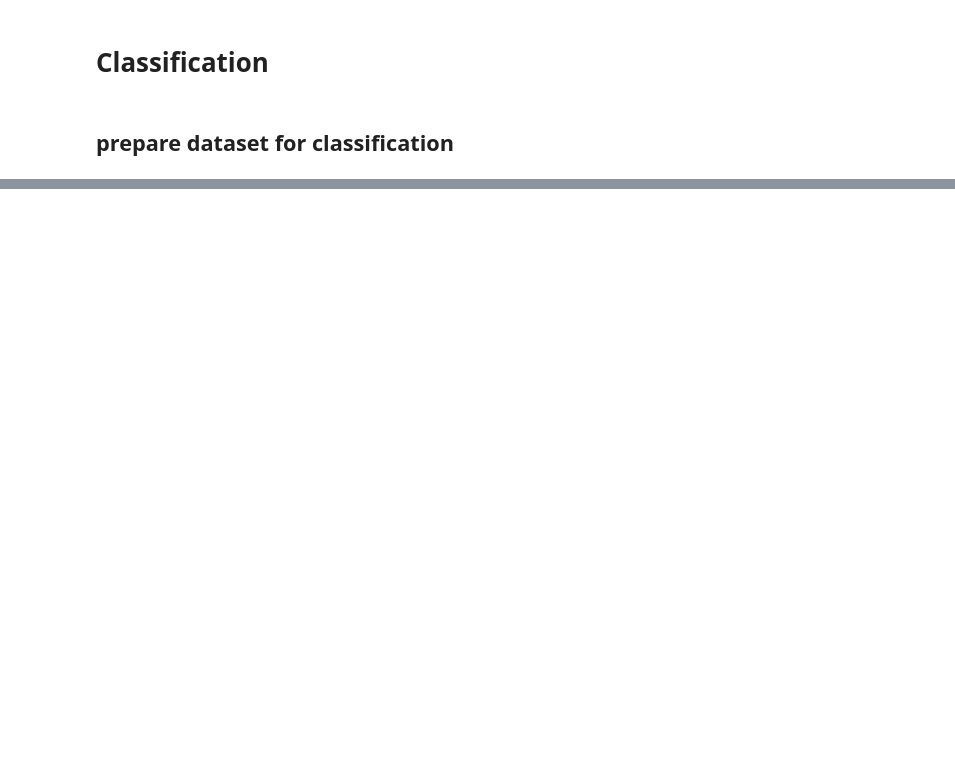
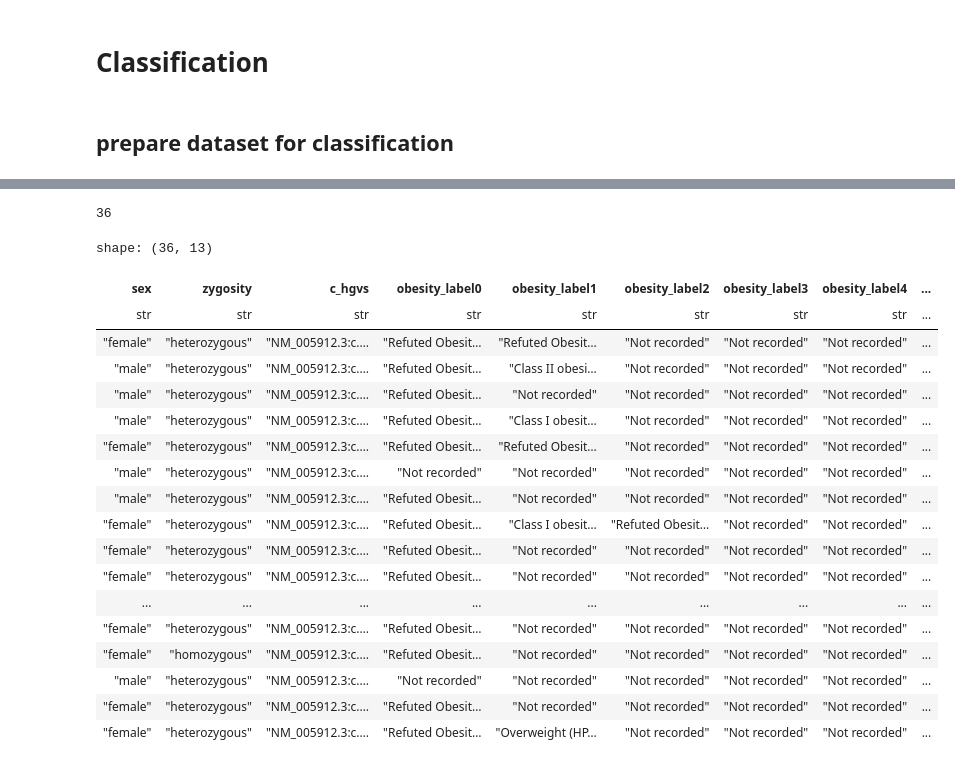
Before and after one commit to BIH-CEI/ERKER2Phenopackets, a Jupyter notebook: ERKER2Phenopackets/src/analysis/ml/analyse.ipynb, the cells around one changed output, grey strips where cells are left out. Cells and saved outputs as stored; diff of their text form; code cells hidden in the pictures; blank space fills up the shorter version.

Commit message:
prepped data for Classification models

```diff
--- a/ERKER2Phenopackets/src/analysis/ml/analyse.ipynb
+++ b/ERKER2Phenopackets/src/analysis/ml/analyse.ipynb
@@ -770,0 +911,25 @@ for name, model in models.items():
+# %%
+data = df.select(['sex', 'zygosity', 'c_hgvs', 'obesity_label0', 'obesity_label1', 'obesity_label2', 'obesity_label3', 'obesity_label4', 'onset0', 'onset1', 'onset2', 'onset3', 'onset4'])
+print(data.height)
+data
+# %% [output]
+36
+shape: (36, 13)
+| sex | zygosity | c_hgvs | obesity_label0 | obesity_label1 | obesity_label2 | obesity_label3 | obesity_label4 | ... |
+| str | str | str | str | str | str | str | str | ... |
+| "female" | "heterozygous" | "NM_005912.3:c.… | "Refuted Obesit… | "Refuted Obesit… | "Not recorded" | "Not recorded" | "Not recorded" | ... |
+| "male" | "heterozygous" | "NM_005912.3:c.… | "Refuted Obesit… | "Class II obesi… | "Not recorded" | "Not recorded" | "Not recorded" | ... |
+| "male" | "heterozygous" | "NM_005912.3:c.… | "Refuted Obesit… | "Not recorded" | "Not recorded" | "Not recorded" | "Not recorded" | ... |
+| "male" | "heterozygous" | "NM_005912.3:c.… | "Refuted Obesit… | "Class I obesit… | "Not recorded" | "Not recorded" | "Not recorded" | ... |
+| "female" | "heterozygous" | "NM_005912.3:c.… | "Refuted Obesit… | "Refuted Obesit… | "Not recorded" | "Not recorded" | "Not recorded" | ... |
+| "male" | "heterozygous" | "NM_005912.3:c.… | "Not recorded" | "Not recorded" | "Not recorded" | "Not recorded" | "Not recorded" | ... |
+| "male" | "heterozygous" | "NM_005912.3:c.… | "Refuted Obesit… | "Not recorded" | "Not recorded" | "Not recorded" | "Not recorded" | ... |
+| "female" | "heterozygous" | "NM_005912.3:c.… | "Refuted Obesit… | "Class I obesit… | "Refuted Obesit… | "Not recorded" | "Not recorded" | ... |
+| "female" | "heterozygous" | "NM_005912.3:c.… | "Refuted Obesit… | "Not recorded" | "Not recorded" | "Not recorded" | "Not recorded" | ... |
+| "female" | "heterozygous" | "NM_005912.3:c.… | "Refuted Obesit… | "Not recorded" | "Not recorded" | "Not recorded" | "Not recorded" | ... |
+| ... | ... | ... | ... | ... | ... | ... | ... | ... |
+| "female" | "heterozygous" | "NM_005912.3:c.… | "Refuted Obesit… | "Not recorded" | "Not recorded" | "Not recorded" | "Not recorded" | ... |
+| "female" | "homozygous" | "NM_005912.3:c.… | "Refuted Obesit… | "Not recorded" | "Not recorded" | "Not recorded" | "Not recorded" | ... |
+| "male" | "heterozygous" | "NM_005912.3:c.… | "Not recorded" | "Not recorded" | "Not recorded" | "Not recorded" | "Not recorded" | ... |
+| "female" | "heterozygous" | "NM_005912.3:c.… | "Refuted Obesit… | "Not recorded" | "Not recorded" | "Not recorded" | "Not recorded" | ... |
+| "female" | "heterozygous" | "NM_005912.3:c.… | "Refuted Obesit… | "Overweight (HP… | "Not recorded" | "Not recorded" | "Not recorded" | ... |
```
Also changed, not shown: parts of 26 cells of this notebook, 2 other files.
